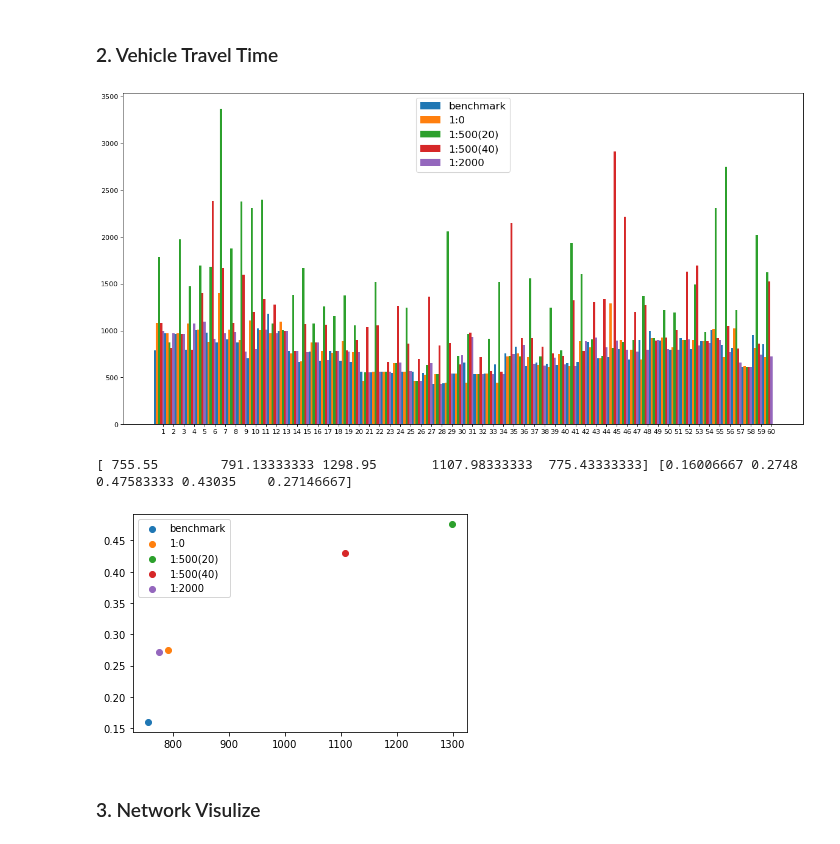
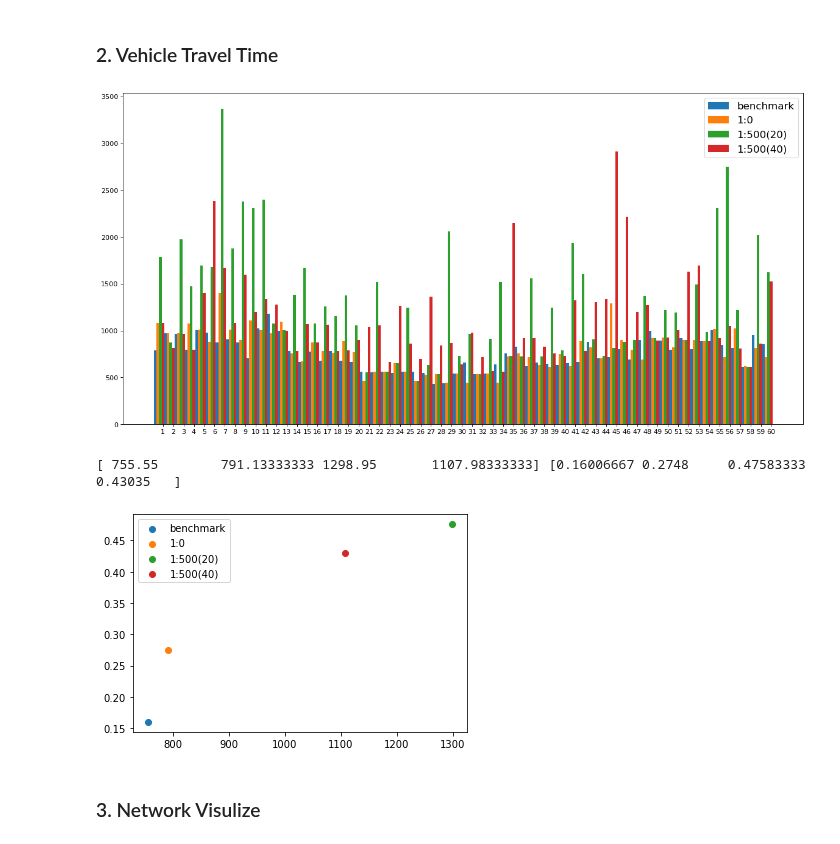
Before and after one commit to Dylan-Wyl10/RoboSense, a Jupyter notebook: analysis/dataAnalysis.ipynb, the cells around one changed output. Cells and saved outputs as stored; diff of their text form; code cells hidden in the pictures.

```diff
--- a/analysis/dataAnalysis.ipynb
+++ b/analysis/dataAnalysis.ipynb
@@ -10,8 +10,9 @@ coverTable_benchmark = '../result/cover_benchmark.npy'
 coverTable1 = '../result/cover_0_step20.npy'
 coverTable2 = '../result/cover_500_step20.npy'
 coverTable3 = '../result/cover_500_step40.npy'
-coverTable4 = '../result/cover_2000_old.npy'
-lb_list = ['benchmark', '1:0', '1:500(20)', '1:500(40)', '1:2000']
+# coverTable4 = '../result/cover_2000_old.npy'
+# lb_list = ['benchmark', '1:0', '1:500(20)', '1:500(40)', '1:2000']
+lb_list = ['benchmark', '1:0', '1:500(20)', '1:500(40)']
 # %%
 # load cover table
 cover_ben = np.load(coverTable_benchmark)
@@ -74,35 +72,33 @@ def getTravelTime(table, max_veh_num):
 # %%
 max_veh = 60
 travelTime_list = [getTravelTime(cover_ben, max_veh),
                    getTravelTime(cover_1, max_veh),
                    getTravelTime(cover_2, max_veh),
-                   getTravelTime(cover_3, max_veh),
-                   getTravelTime(cover_4, max_veh)]
+                   getTravelTime(cover_3, max_veh)]
 veh_list = ['{}'.format(str(i+1)) for i in range(max_veh)]
 total_width, n = 1, len(travelTime_list)
 width = total_width/n
 x = np.arange(len(veh_list))
 plt.figure(figsize=(18, 9), dpi=80)
 
 for k in range(len(travelTime_list)):
     xx = x + np.ones(x.shape)*k*width
     plt.bar(xx, travelTime_list[k], width=width, label = str(k), tick_label = veh_list)
 plt.legend(lb_list, fontsize=15)
 plt.show()
 # %% [output]
-[figure, old version]
+[figure, new version]
 # %%
 tt_mean = np.mean(np.array(travelTime_list),axis=1)  # travel time
 cover_mean = np.array([np.sum(LT_ben)/LT_ben.size,
                        np.sum(LT_1)/LT_1.size,
                        np.sum(LT_2)/LT_2.size,
-                       np.sum(LT_3)/LT_3.size,
-                       np.sum(LT_4)/LT_4.size])
+                       np.sum(LT_3)/LT_3.size])
 # lb_list = ['benchmark', '1:500', '1:1000', '1:1500', '1:2000']
 for i in range(tt_mean.shape[0]):
     plt.scatter(tt_mean[i], cover_mean[i], label = lb_list[i])
 plt.legend()
 print(tt_mean, cover_mean)
 # %% [output]
-[ 755.55        791.13333333 1298.95       1107.98333333  775.43333333] [0.16006667 0.2748     0.47583333 0.43035    0.27146667]
+[ 755.55        791.13333333 1298.95       1107.98333333] [0.16006667 0.2748     0.47583333 0.43035   ]
-[figure, old version]
+[figure, new version]
```
Also changed, not shown: parts of 4 cells of this notebook, 3 other files.
